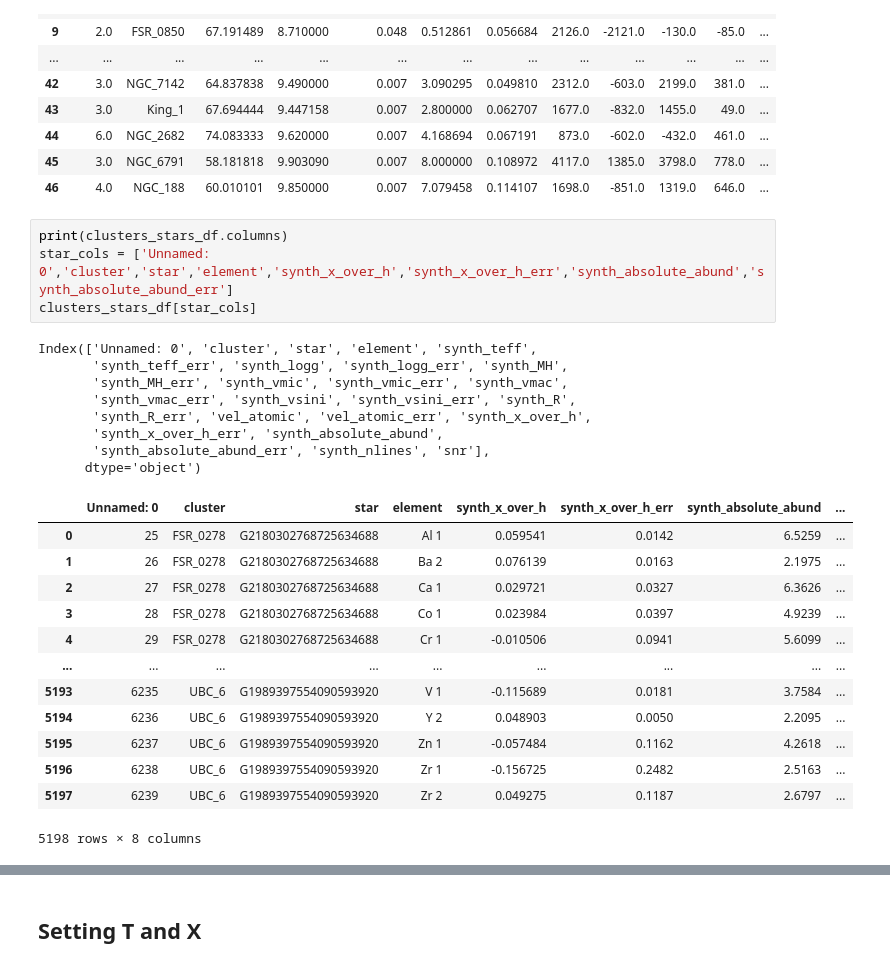
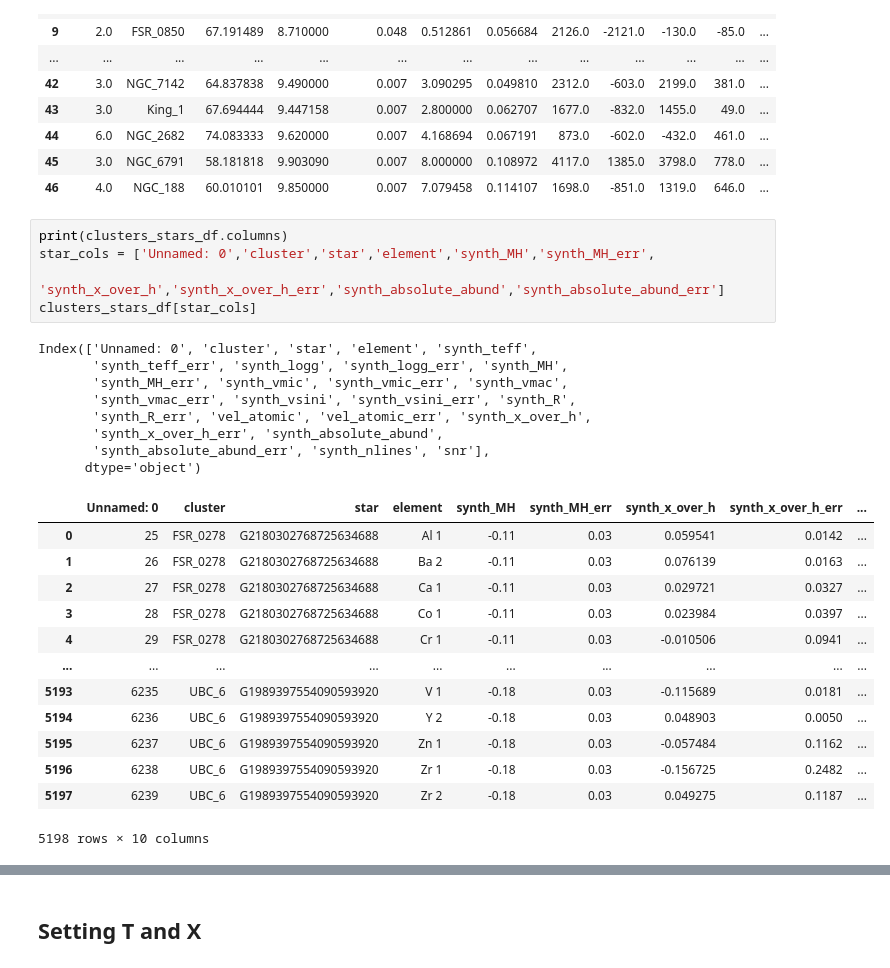
Before and after one commit to kurtwalsen/networks, a Jupyter notebook: phylogenetic_network.ipynb, the cells around one changed output, grey strips where cells are left out. Cells and saved outputs as stored; diff of their text form.

```diff
--- a/phylogenetic_network.ipynb
+++ b/phylogenetic_network.ipynb
@@ -66,27 +71,28 @@ Index(['Nstars', 'cluster', 'MeanSNR', 'Na 1', 'errNa 1', 'NNa 1', 'Al 1',
 | 46 | 4.0 | NGC_188 | 60.010101 | 9.850000 | 0.007 | 7.079458 | 0.114107 | 1698.0 | -851.0 | 1319.0 | 646.0 | ... |
 # %%
 print(clusters_stars_df.columns)
-star_cols = ['Unnamed: 0','cluster','star','element','synth_x_over_h','synth_x_over_h_err','synth_absolute_abund','synth_absolute_abund_err']
+star_cols = ['Unnamed: 0','cluster','star','element','synth_MH','synth_MH_err',
+             'synth_x_over_h','synth_x_over_h_err','synth_absolute_abund','synth_absolute_abund_err']
 clusters_stars_df[star_cols]
 # %% [output]
 Index(['Unnamed: 0', 'cluster', 'star', 'element', 'synth_teff',
        'synth_teff_err', 'synth_logg', 'synth_logg_err', 'synth_MH',
        'synth_MH_err', 'synth_vmic', 'synth_vmic_err', 'synth_vmac',
        'synth_vmac_err', 'synth_vsini', 'synth_vsini_err', 'synth_R',
        'synth_R_err', 'vel_atomic', 'vel_atomic_err', 'synth_x_over_h',
        'synth_x_over_h_err', 'synth_absolute_abund',
        'synth_absolute_abund_err', 'synth_nlines', 'snr'],
       dtype='object')
-|  | Unnamed: 0 | cluster | star | element | synth_x_over_h | synth_x_over_h_err | synth_absolute_abund | ... |
-| 0 | 25 | FSR_0278 | G2180302768725634688 | Al 1 | 0.059541 | 0.0142 | 6.5259 | ... |
-| 1 | 26 | FSR_0278 | G2180302768725634688 | Ba 2 | 0.076139 | 0.0163 | 2.1975 | ... |
-| 2 | 27 | FSR_0278 | G2180302768725634688 | Ca 1 | 0.029721 | 0.0327 | 6.3626 | ... |
-| 3 | 28 | FSR_0278 | G2180302768725634688 | Co 1 | 0.023984 | 0.0397 | 4.9239 | ... |
-| 4 | 29 | FSR_0278 | G2180302768725634688 | Cr 1 | -0.010506 | 0.0941 | 5.6099 | ... |
-| ... | ... | ... | ... | ... | ... | ... | ... | ... |
-| 5193 | 6235 | UBC_6 | G1989397554090593920 | V 1 | -0.115689 | 0.0181 | 3.7584 | ... |
-| 5194 | 6236 | UBC_6 | G1989397554090593920 | Y 2 | 0.048903 | 0.0050 | 2.2095 | ... |
-| 5195 | 6237 | UBC_6 | G1989397554090593920 | Zn 1 | -0.057484 | 0.1162 | 4.2618 | ... |
-| 5196 | 6238 | UBC_6 | G1989397554090593920 | Zr 1 | -0.156725 | 0.2482 | 2.5163 | ... |
-| 5197 | 6239 | UBC_6 | G1989397554090593920 | Zr 2 | 0.049275 | 0.1187 | 2.6797 | ... |
+|  | Unnamed: 0 | cluster | star | element | synth_MH | synth_MH_err | synth_x_over_h | synth_x_over_h_err | ... |
+| 0 | 25 | FSR_0278 | G2180302768725634688 | Al 1 | -0.11 | 0.03 | 0.059541 | 0.0142 | ... |
+| 1 | 26 | FSR_0278 | G2180302768725634688 | Ba 2 | -0.11 | 0.03 | 0.076139 | 0.0163 | ... |
+| 2 | 27 | FSR_0278 | G2180302768725634688 | Ca 1 | -0.11 | 0.03 | 0.029721 | 0.0327 | ... |
+| 3 | 28 | FSR_0278 | G2180302768725634688 | Co 1 | -0.11 | 0.03 | 0.023984 | 0.0397 | ... |
+| 4 | 29 | FSR_0278 | G2180302768725634688 | Cr 1 | -0.11 | 0.03 | -0.010506 | 0.0941 | ... |
+| ... | ... | ... | ... | ... | ... | ... | ... | ... | ... |
+| 5193 | 6235 | UBC_6 | G1989397554090593920 | V 1 | -0.18 | 0.03 | -0.115689 | 0.0181 | ... |
+| 5194 | 6236 | UBC_6 | G1989397554090593920 | Y 2 | -0.18 | 0.03 | 0.048903 | 0.0050 | ... |
+| 5195 | 6237 | UBC_6 | G1989397554090593920 | Zn 1 | -0.18 | 0.03 | -0.057484 | 0.1162 | ... |
+| 5196 | 6238 | UBC_6 | G1989397554090593920 | Zr 1 | -0.18 | 0.03 | -0.156725 | 0.2482 | ... |
+| 5197 | 6239 | UBC_6 | G1989397554090593920 | Zr 2 | -0.18 | 0.03 | 0.049275 | 0.1187 | ... |
-5198 rows × 8 columns
+5198 rows × 10 columns
```
Also changed, not shown: parts of 36 cells of this notebook.
